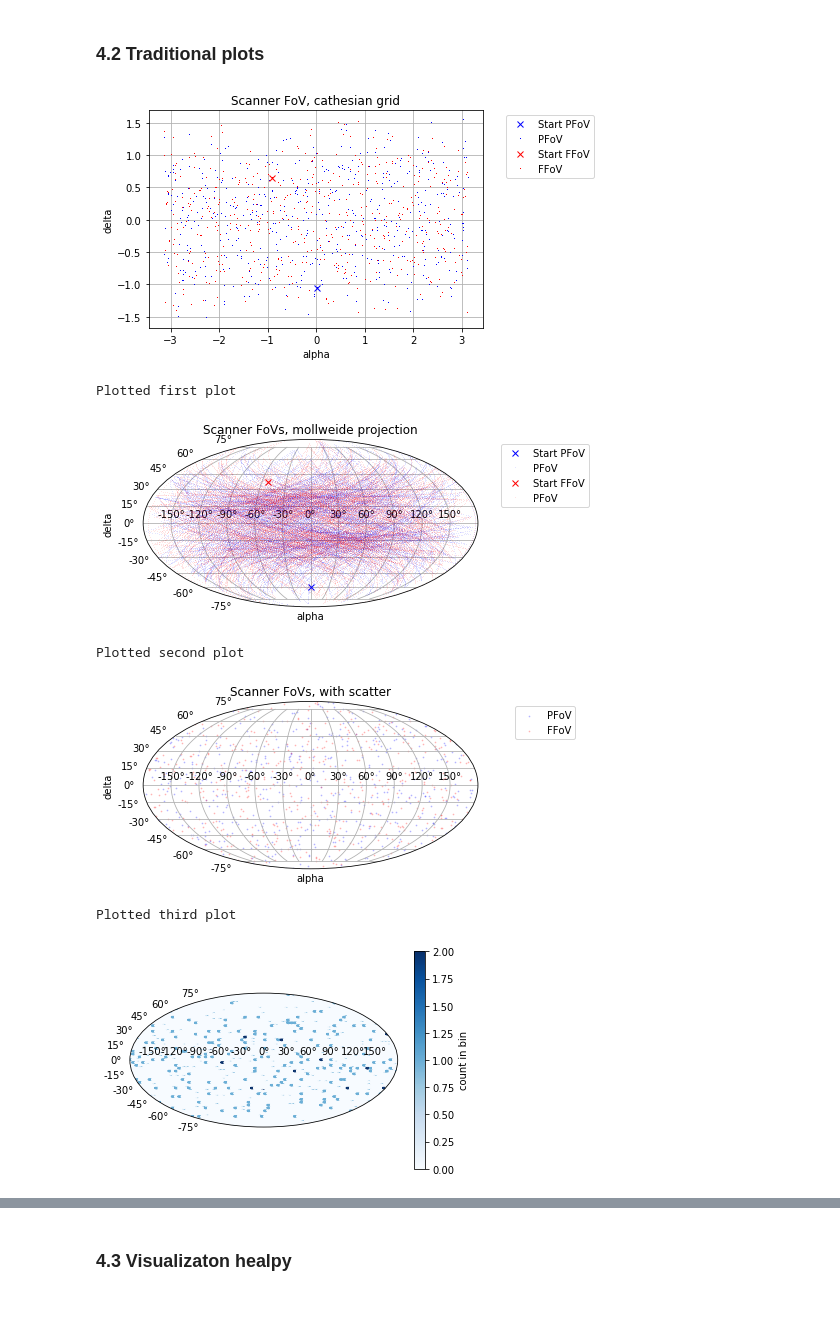
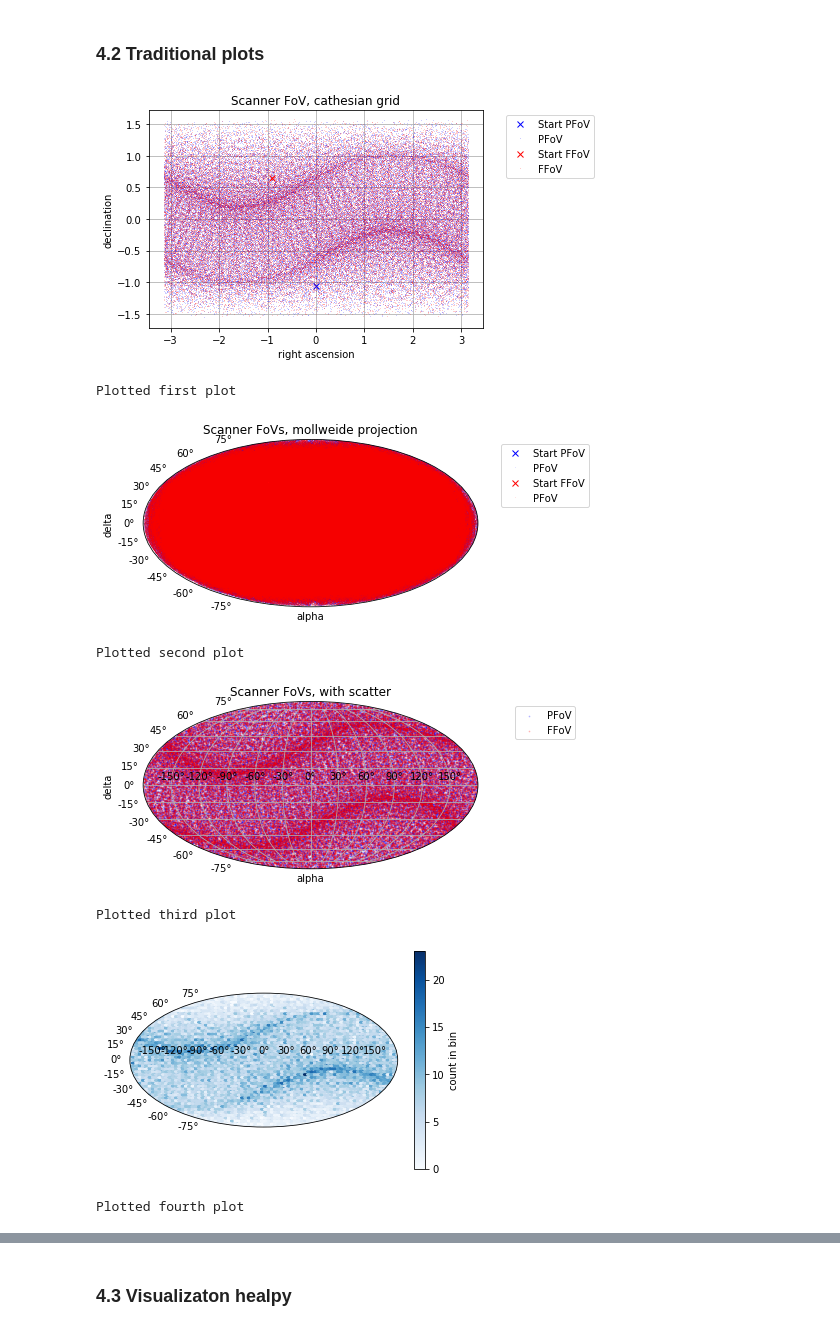
Before and after one commit to bombrun/GaiaLab, a Jupyter notebook: notebooks/9-Visualization_scanner.ipynb, the cells around one changed output, grey strips where cells are left out. Drawn from its saved outputs; the diff is of its cells as text; code cells hidden in the pictures.

```diff
--- a/notebooks/9-Visualization_scanner.ipynb
+++ b/notebooks/9-Visualization_scanner.ipynb
@@ -76,7 +79,7 @@ Created TAP+ (v1.0.1) - Connection:
 # parameters for the notebook
 t_init = 0
 t_end =  t_init + 365*5
-my_dt = 1/24/2 # [days]
+my_dt = 1/24/4 # [days]
 
 # objects
 spline_degree = 3
@@ -135,6 +143,6 @@ def transform_twoPi_into_halfPi(deltas):
 # %%
 # alphas, deltas = generate_angles_of_sources()
-alphas_P, deltas_P, alphas_F, deltas_F = generate_telescope_positions(num_points = int(5e2))
+alphas_P, deltas_P, alphas_F, deltas_F = generate_telescope_positions(num_points = int(5e4))
 # %%
 alphas_P = np.array(alphas_P)
 alphas_P.shape
@@ -154,9 +171,9 @@ a_min, a_max = (0,-1)
 fig = plt.figure()
 #plt.plot(aplhas[0], deltas[0], 's')
 plt.plot(alphas_P[0], deltas_P[0], 'bx', label='Start PFoV')
-plt.plot(alphas_P[a_min : a_max], deltas_P[a_min : a_max], 'b,', label='PFoV')
+plt.plot(alphas_P[a_min : a_max], deltas_P[a_min : a_max], 'b,', label='PFoV', alpha=0.2)
 plt.plot(alphas_F[0], deltas_F[0], 'rx', label='Start FFoV')
-plt.plot(alphas_F[a_min : a_max], deltas_F[a_min : a_max], 'r,', label='FFoV')
+plt.plot(alphas_F[a_min : a_max], deltas_F[a_min : a_max], 'r,', label='FFoV', alpha=0.2)
 
 """plt.plot(alphas[0]-np.pi, deltas[0], 'gs', label='sources')
 for a,d in zip(alphas[1:], deltas[1:]):
@@ -164,8 +181,9 @@ for a,d in zip(alphas[1:], deltas[1:]):
 
 plt.title("Scanner FoV, cathesian grid")
 plt.legend(loc=9, bbox_to_anchor=(1.2, 1))
-plt.grid(True), plt.xlabel('alpha'), plt.ylabel('delta')
+plt.grid(True), plt.xlabel('right ascension'), plt.ylabel('declination')
 plt.show()
+fig.savefig('./figures/tmp/carthesian_scanning_law.png')
 
 print('Plotted first plot')
 # ------------------------------ Separation  ----------------------------------------------
@@ -205,39 +223,42 @@ plt.subplot(111, projection="mollweide")
 plt.scatter(alphas_P[a_min : a_max], deltas_P[a_min : a_max],
             marker='.', color='b', s=3, label='PFoV', alpha=0.2)
 plt.scatter(alphas_F[a_min : a_max], deltas_F[a_min : a_max],
             marker='.', color='r',s=3, label='FFoV', alpha=0.2)
 
 """plt.plot(alphas[0]-np.pi, deltas[0], 'gs', label='sources')
 for a,d in zip(alphas[1:], deltas[1:]):
     plt.plot(a-np.pi, d, 'g,')"""
 
 plt.title("Scanner FoVs, with scatter")
 plt.legend(loc=9, bbox_to_anchor=(1.2, 1))
 plt.grid(True), plt.xlabel('alpha'), plt.ylabel('delta')
 plt.show()
 fig.savefig('./figures/tmp/Mollweide_scanner_positions')
 
 
 print('Plotted third plot')
 # ------------------------------ Separation  ----------------------------------------------
 fig = plt.figure()
 plt.subplot(111, projection="mollweide")
 plt.hexbin(alphas_P[a_min : a_max], deltas_P[a_min : a_max], gridsize=90, cmap='Blues')
 cb = plt.colorbar(label='count in bin')
+plt.show()
 
 
-"""print('Plotted fourth plot')
+print('Plotted fourth plot')
 # ------------------------------ Separation  ----------------------------------------------
 fig = plt.figure()
-plt.subplot(111, projection="mollweide")
-plt.hist2d(alphas_P[a_min : a_max], deltas_P[a_min : a_max], bins=30)
-cb = plt.colorbar(label='count in bin')"""
+plt.subplot(111, projection=None)
+plt.hist2d(alphas_P[a_min : a_max], deltas_P[a_min : a_max], bins=200, cmap='plasma')
+cb = plt.colorbar(label='number of passes')
+plt.show()
 a=2;
 # %% [output]
-[figure, old version]
+[figure, new version]
 Plotted first plot
-[figure, old version]
+[figure, new version]
 Plotted second plot
-[figure, old version]
+[figure, new version]
 Plotted third plot
-[figure, old version]
+[figure, new version]
+Plotted fourth plot
```
Also changed, not shown: parts of 33 cells of this notebook, 14 other files.
